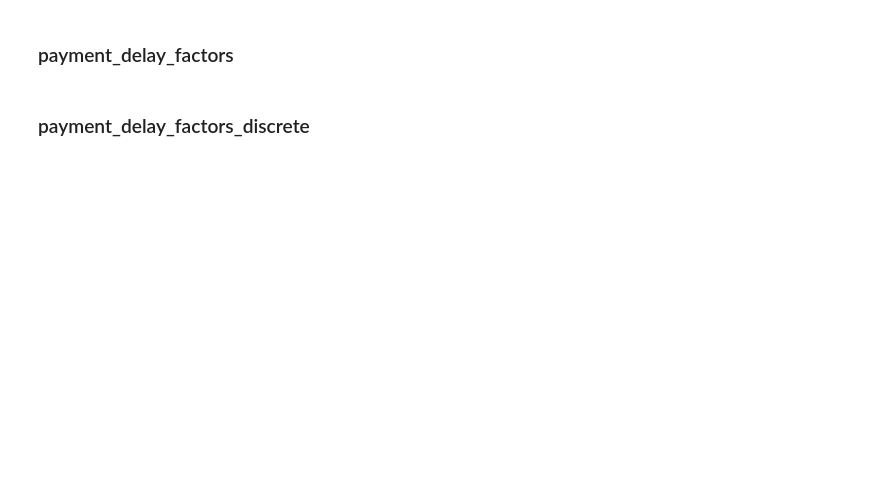
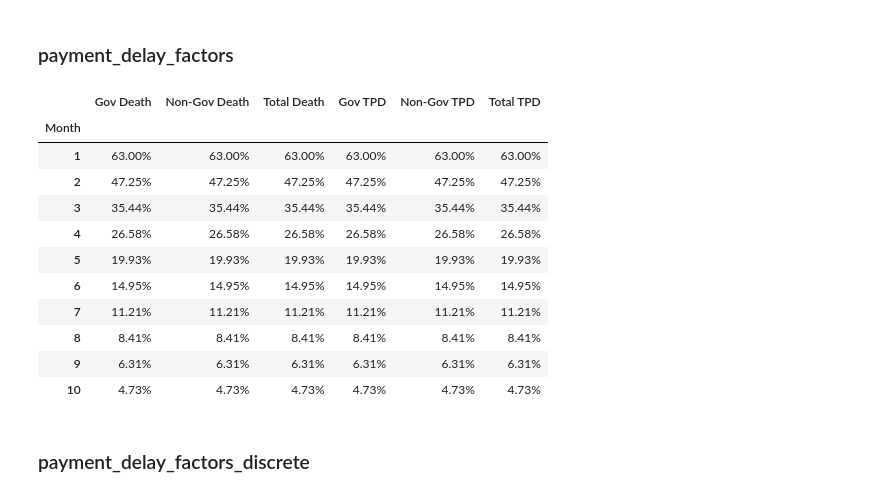
Before and after one commit to wheatfields/Q, a Jupyter notebook: sva_documentation.ipynb, the cells around one changed output. Drawn from its saved outputs; the diff is of its cells as text; code cells hidden in the pictures; blank space fills up the shorter version.

```diff
--- a/sva_documentation.ipynb
+++ b/sva_documentation.ipynb
@@ -309,4 +371,19 @@ sva.decline_rate().style.format('{:,.2%}')
 # %% [markdown]
 ### payment_delay_factors
+# %%
+sva.payment_delay_factors().head(10).style.format('{:,.2%}')
+# %% [output]
+|  | Gov Death | Non-Gov Death | Total Death | Gov TPD | Non-Gov TPD | Total TPD |
+| Month |  |  |  |  |  |  |
+| 1 | 63.00% | 63.00% | 63.00% | 63.00% | 63.00% | 63.00% |
+| 2 | 47.25% | 47.25% | 47.25% | 47.25% | 47.25% | 47.25% |
+| 3 | 35.44% | 35.44% | 35.44% | 35.44% | 35.44% | 35.44% |
+| 4 | 26.58% | 26.58% | 26.58% | 26.58% | 26.58% | 26.58% |
+| 5 | 19.93% | 19.93% | 19.93% | 19.93% | 19.93% | 19.93% |
+| 6 | 14.95% | 14.95% | 14.95% | 14.95% | 14.95% | 14.95% |
+| 7 | 11.21% | 11.21% | 11.21% | 11.21% | 11.21% | 11.21% |
+| 8 | 8.41% | 8.41% | 8.41% | 8.41% | 8.41% | 8.41% |
+| 9 | 6.31% | 6.31% | 6.31% | 6.31% | 6.31% | 6.31% |
+| 10 | 4.73% | 4.73% | 4.73% | 4.73% | 4.73% | 4.73% |
 # %% [markdown]
 ### payment_delay_factors_discrete
```
Also changed, not shown: parts of 18 cells of this notebook, 2 other files.
